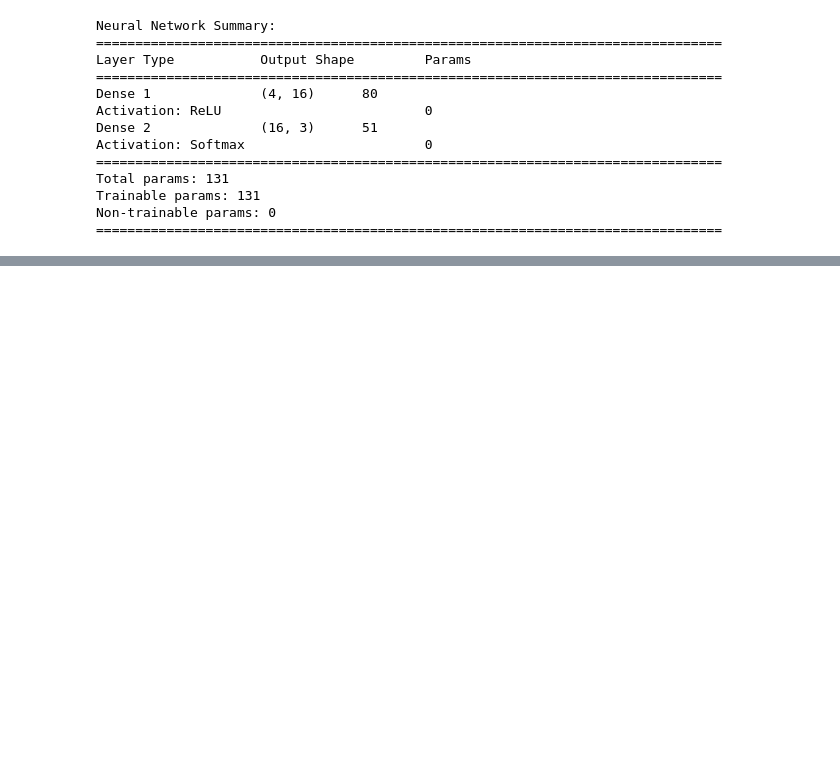
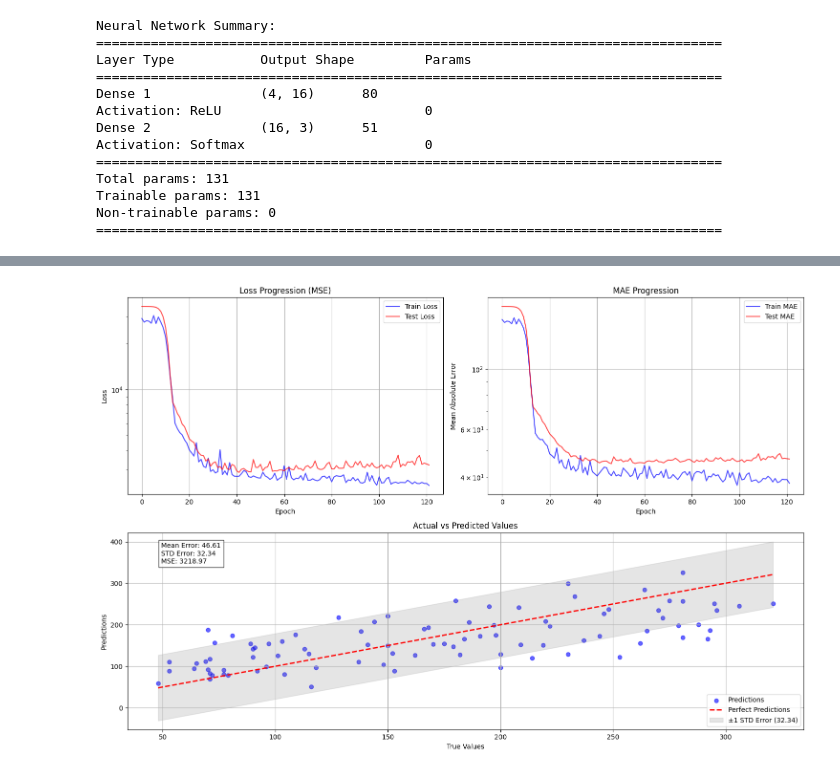
Before and after one commit to C4be/mai_neural_framework, a Jupyter notebook: develop/ExploreIt.ipynb, the cells around one changed output, grey strips where cells are left out. Saved outputs shown, nothing was run; the diff lists cells and outputs as text; code cells hidden in the pictures; blank space fills up the shorter version.

Commit message:
regression added

```diff
--- a/develop/ExploreIt.ipynb
+++ b/develop/ExploreIt.ipynb
@@ -450,0 +453,2 @@ plot_decision_boundary(
+# %%
+loader = DataSetLoader('diabetes')
@@ -450,0 +501,14 @@ plot_decision_boundary(
+# %%
+train_set, test_set = loader.split(test_size=0.2, shuffle=True)
+# %%
+# Create model with improved architecture
+model = NeuralNetwork(Optimizer.Adam(learning_rate=0.0005))
+
+# Balanced architecture with residual-like connections
+model.add_layer(Layer(10, 64, ActivationFunction.LeakyReLU()))  # Changed to LeakyReLU
+model.add_layer(Layer(64, 32, ActivationFunction.LeakyReLU()))
+model.add_layer(Layer(32, 32, ActivationFunction.LeakyReLU()))  # Same size layer for residual learning
+model.add_layer(Layer(32, 16, ActivationFunction.LeakyReLU()))
+model.add_layer(Layer(16, 1, None))  # Linear output for regression
+
+model.summary()
@@ -450,0 +610,59 @@ plot_decision_boundary(
+# %%
+# Улучшенная визуализация
+plt.figure(figsize=(15, 10))
+
+# Loss и MAE plots
+plt.subplot(2, 2, 1)
+plt.plot(train_history['loss'], label='Train Loss', color='blue', alpha=0.7)
+plt.plot(test_history['loss'], label='Test Loss', color='red', alpha=0.7)
+plt.title('Loss Progression (MSE)')
+plt.xlabel('Epoch')
+plt.ylabel('Loss')
+plt.yscale('log')  # Логарифмическая шкала для лучшей визуализации
+plt.legend()
+plt.grid(True)
+
+plt.subplot(2, 2, 2)
+plt.plot(train_history['mae'], label='Train MAE', color='blue', alpha=0.7)
+plt.plot(test_history['mae'], label='Test MAE', color='red', alpha=0.7)
+plt.title('MAE Progression')
+plt.xlabel('Epoch')
+plt.ylabel('Mean Absolute Error')
+plt.yscale('log')
+plt.legend()
+plt.grid(True)
+
+# Улучшенный график предсказаний
+plt.subplot(2, 1, 2)
+plt.scatter(y_test, test_pred, alpha=0.6, label='Predictions', c='blue')
+plt.plot([y_test.min(), y_test.max()], [y_test.min(), y_test.max()],
+         'r--', lw=2, label='Perfect Predictions')
+
+# Добавляем доверительный интервал
+errors = np.abs(y_test - test_pred)
+mean_error = np.mean(errors)
+std_error = np.std(errors)
+plt.fill_between(
+    [y_test.min(), y_test.max()],
+    [y_test.min() - mean_error - std_error, y_test.max() - mean_error - std_error],
+    [y_test.min() + mean_error + std_error, y_test.max() + mean_error + std_error],
+    alpha=0.2, color='gray', label=f'±1 STD Error ({std_error:.2f})'
+)
+
+plt.title('Actual vs Predicted Values')
+plt.xlabel('True Values')
+plt.ylabel('Predictions')
+plt.grid(True)
+plt.legend()
+
+# Добавляем статистику
+stats_text = f'Mean Error: {mean_error:.2f}\nSTD Error: {std_error:.2f}\nMSE: {test_history["loss"][-1]:.2f}'
+plt.text(0.05, 0.95, stats_text,
+         transform=plt.gca().transAxes,
+         bbox=dict(facecolor='white', alpha=0.8),
+         verticalalignment='top')
+
+plt.tight_layout()
+plt.show()
+# %% [output]
+[figure, added]
```
Also changed, not shown: parts of 14 cells of this notebook, 1 other file.
